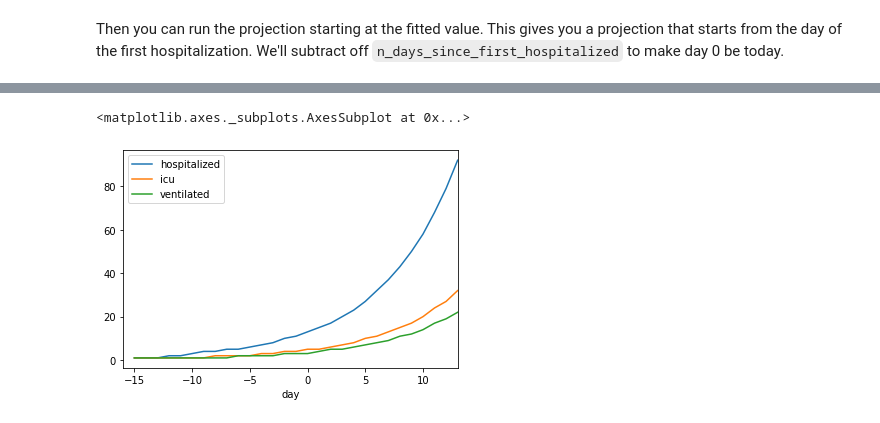
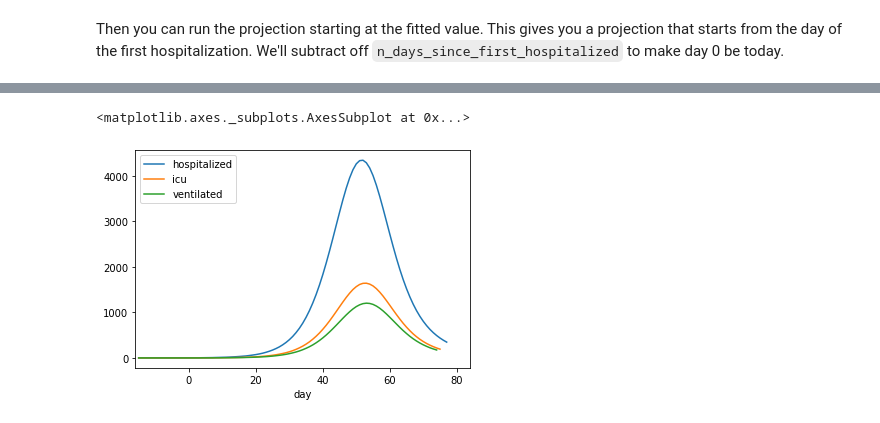
Before and after one commit to unterwegerK/chime, a Jupyter notebook: Fit doubling time using time since first hospitalization.ipynb, the cells around one changed output, grey strips where cells are left out. Drawn from its saved outputs; the diff is of its cells as text; code cells hidden in the pictures.

Commit message:
Bugfix in notebook. Account for market share in initial I

```diff
--- a/Fit doubling time using time since first hospitalization.ipynb
+++ b/Fit doubling time using time since first hospitalization.ipynb
@@ -128,15 +106,16 @@ lengths_of_stay = {
          "ventilated": 10,
 }
 
-
+population_size = 4119405 * 0.15
 n_days_since_first_hospitalized = 16
 current_hospitalized = 15
 
 def run_projection(doubling_time):
     intrinsic_growth_rate = 2**(1/float(doubling_time)) - 1
 
-    recovery_days = 10.0
-    initial_i = 1/rates['hospitalized']
+    recovery_days = 14.0
+    market_share = 0.15
+    initial_i = 1/rates['hospitalized']/market_share
     S, I, R = population_size-initial_i, initial_i, 0
     # mean recovery rate, gamma, (in 1/days).
     gamma = 1/recovery_days
@@ -145,7 +124,6 @@ def run_projection(doubling_time):
     beta = (intrinsic_growth_rate+gamma)/S # {rate based on doubling time} / {initial S}
 
     n_days = 100
-    market_share = 1.0
 
     raw_df = sim_sir_df(S,I,R,beta,gamma,n_days)
     i_dict_v = get_dispositions(raw_df.infected, rates, market_share)
@@ -171,6 +149,6 @@ def obs_pred_diff(doubling_time):
     ## squared difference is the loss to be optimized
     return (current_hospitalized - pred_current_hospitalized)**2
 # %%
-for dt in np.linspace(1,15,29):
+for dt in np.linspace(1,11,21):
     print(dt, obs_pred_diff(dt))
 # %% [output]
@@ -196,5 +174,6 @@ Brut force optimization, but could be implemented however. Just need to minimize
 # %%
 doubling_times = np.linspace(1,15,29)
 loss = np.array([obs_pred_diff(dt) for dt in doubling_times])
-doubling_times[loss.argmin()]
+fitted_doubling_time = doubling_times[loss.argmin()]
+fitted_doubling_time
 # %% [output]
@@ -205,0 +183,4 @@ admits_df, census_df = run_projection(4.5)
+# %%
+admits_df, census_df = run_projection(fitted_doubling_time)
+admits_df['day'] = admits_df['day'] - n_days_since_first_hospitalized
+census_df['day'] = census_df['day'] - n_days_since_first_hospitalized
@@ -206,9 +192,8 @@ admits_df, census_df = run_projection(4.5)
 # %%
-census_df['day'] = census_df['day'] - n_days_since_first_hospitalized
-census_df.set_index('day').head(30).plot()
+census_df.set_index('day').plot()
 # %% [output]
 <matplotlib.axes._subplots.AxesSubplot at 0x...>
-[figure, old version]
+[figure, new version]
 # %%
 census_df.set_index('day').head(30)
 # %% [output]
```
Also changed, not shown: parts of 8 cells of this notebook.
